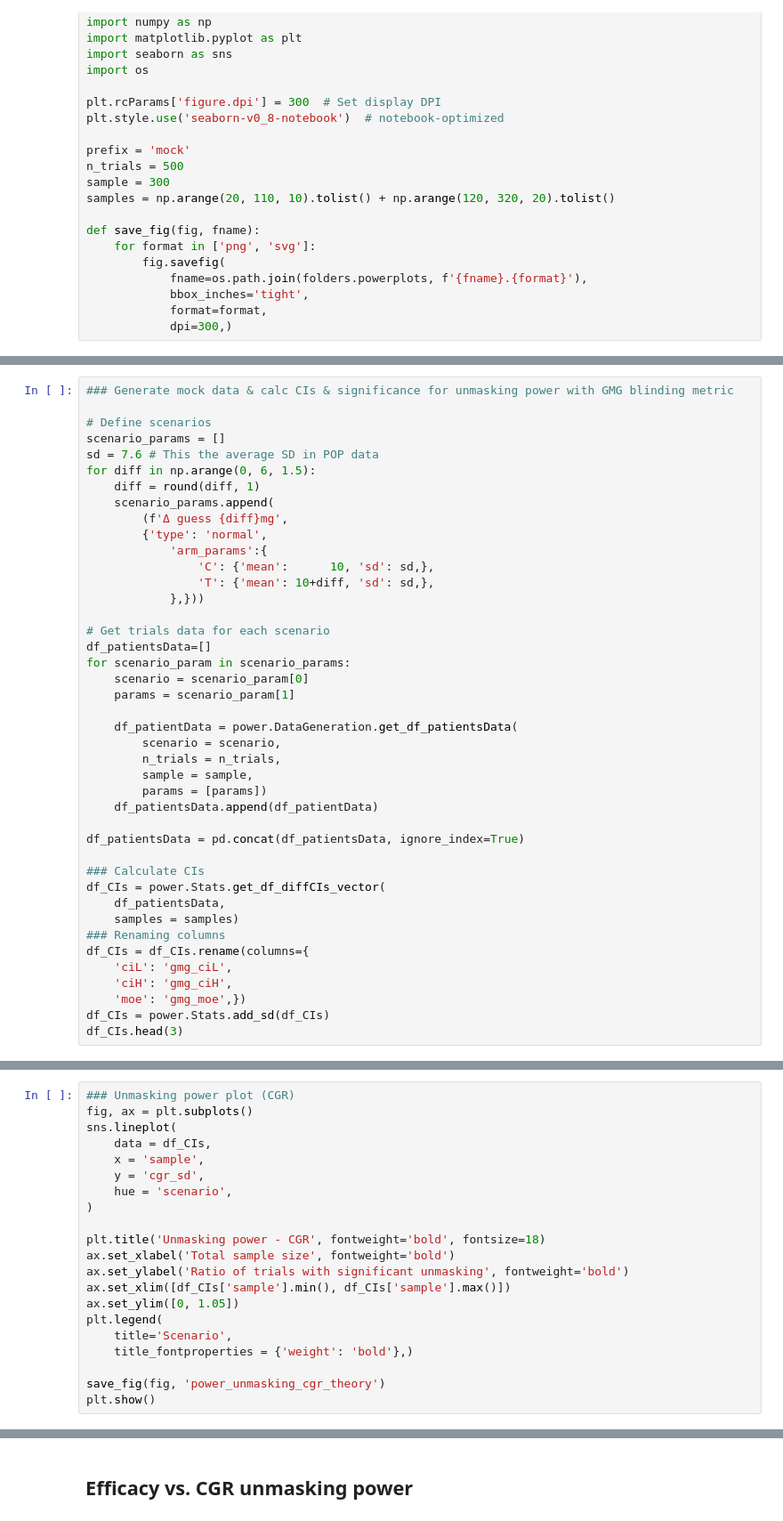
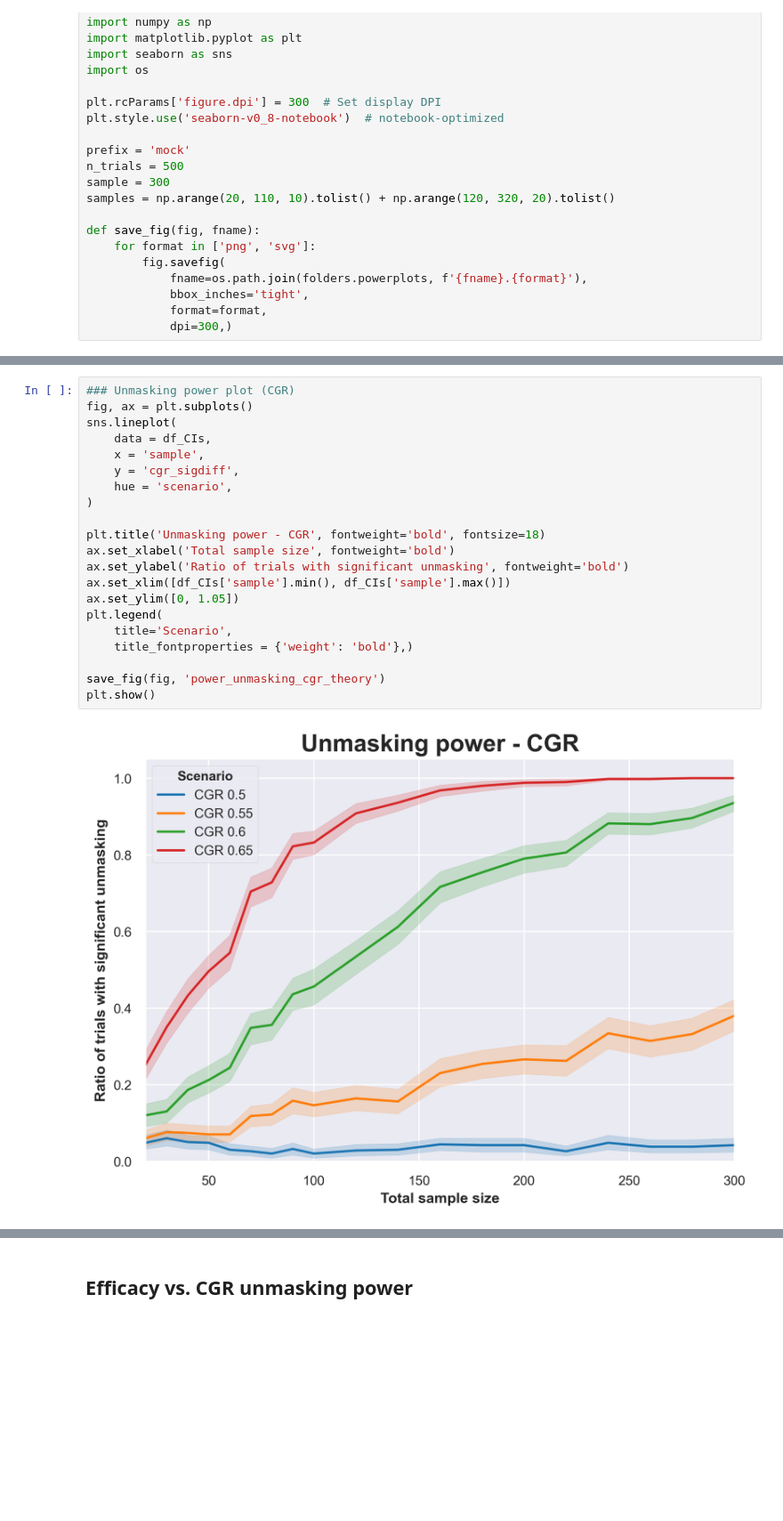
Before and after one commit to szb37/ADAPT-codebase, a Jupyter notebook: notebooks/plots.ipynb, the cells around one changed output, grey strips where cells are left out. Shown at 89% size. Saved outputs shown, nothing was run; the diff lists cells and outputs as text; blank space fills up the shorter version.

```diff
--- a/notebooks/plots.ipynb
+++ b/notebooks/plots.ipynb
@@ -94,42 +86,0 @@ plt.show()
-# %%
-### Generate mock data & calc CIs & significance for unmasking power with GMG blinding metric
-
-# Define scenarios
-scenario_params = []
-sd = 7.6 # This the average SD in POP data
-for diff in np.arange(0, 6, 1.5):
-    diff = round(diff, 1)
-    scenario_params.append(
-        (f'Δ guess {diff}mg',
-        {'type': 'normal',
-            'arm_params':{
-                'C': {'mean':      10, 'sd': sd,},
-                'T': {'mean': 10+diff, 'sd': sd,},
-            },}))
-
-# Get trials data for each scenario
-df_patientsData=[]
-for scenario_param in scenario_params:
-    scenario = scenario_param[0]
-    params = scenario_param[1]
-
-    df_patientData = power.DataGeneration.get_df_patientsData(
-        scenario = scenario,
-        n_trials = n_trials,
-        sample = sample,
-        params = [params])
-    df_patientsData.append(df_patientData)
-
-df_patientsData = pd.concat(df_patientsData, ignore_index=True)
-
-### Calculate CIs
-df_CIs = power.Stats.get_df_diffCIs_vector(
-    df_patientsData,
-    samples = samples)
-### Renaming columns
-df_CIs = df_CIs.rename(columns={
-    'ciL': 'gmg_ciL',
-    'ciH': 'gmg_ciH',
-    'moe': 'gmg_moe',})
-df_CIs = power.Stats.add_sd(df_CIs)
-df_CIs.head(3)
@@ -202,21 +118,23 @@ df_CIs.head(3)
 # %%
 ### Unmasking power plot (CGR)
 fig, ax = plt.subplots()
 sns.lineplot(
     data = df_CIs,
     x = 'sample',
-    y = 'cgr_sd',
+    y = 'cgr_sigdiff',
     hue = 'scenario',
 )
 
 plt.title('Unmasking power - CGR', fontweight='bold', fontsize=18)
 ax.set_xlabel('Total sample size', fontweight='bold')
 ax.set_ylabel('Ratio of trials with significant unmasking', fontweight='bold')
 ax.set_xlim([df_CIs['sample'].min(), df_CIs['sample'].max()])
 ax.set_ylim([0, 1.05])
 plt.legend(
     title='Scenario',
     title_fontproperties = {'weight': 'bold'},)
 
 save_fig(fig, 'power_unmasking_cgr_theory')
 plt.show()
+# %% [output]
+[figure, added]
```
Also changed, not shown: parts of 25 cells of this notebook, 16 other files.
